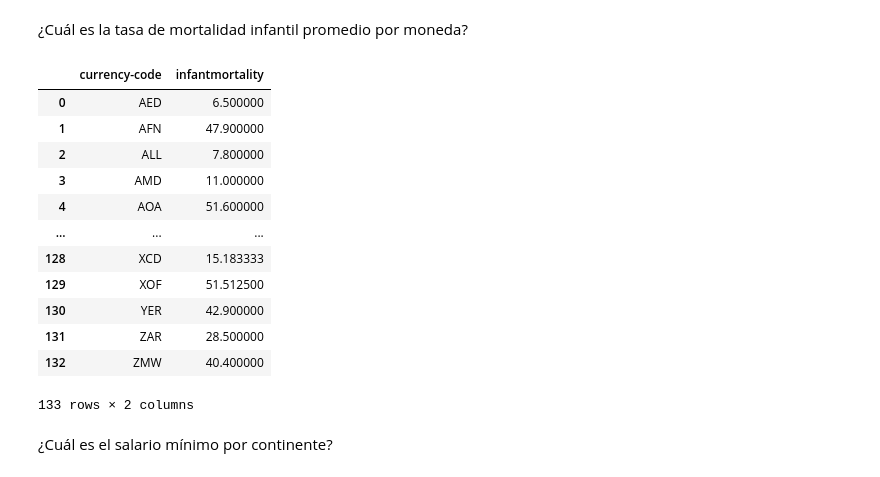
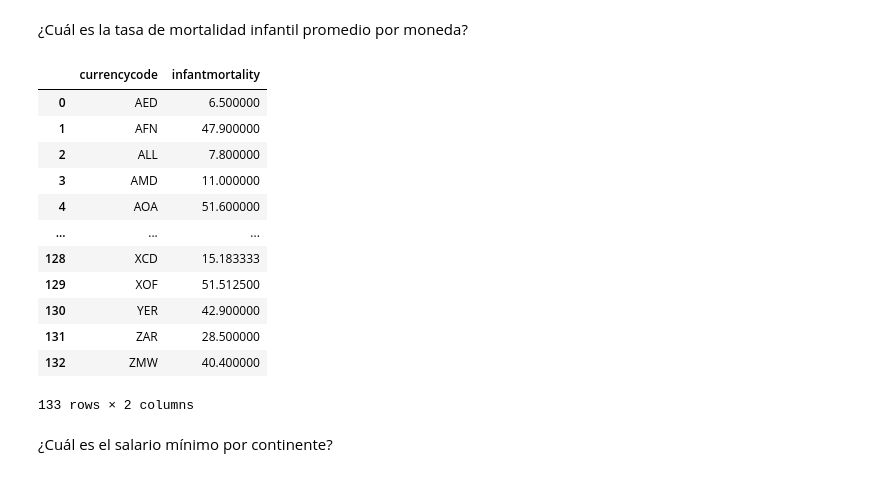
Before and after one commit to FrancaTortaroloo/mod3-pairprogramming, a Jupyter notebook: pair-gorupby-apply.ipynb, the cells around one changed output. Cells and saved outputs as stored; diff of their text form; code cells hidden in the pictures.

```diff
--- a/pair-gorupby-apply.ipynb
+++ b/pair-gorupby-apply.ipynb
@@ -38,0 +40,4 @@ for col in lista_columnas:
+# %%
+#convertir las columnas a tipo numerico, el parámetro errors='coerce' en pd.to_numeric() para manejar cualquier valor que no pueda ser convertido a número.
+
+df_inner[lista_columnas] = df_inner[lista_columnas].apply(pd.to_numeric, errors ='coerce')
@@ -82,9 +83,9 @@ countries_by_continent = {
                           "South America": [ "Argentina", "Bolivia", "Brazil", "Chile", "Colombia", "Ecuador", "Guyana", "Paraguay", "Peru","Suriname", "Uruguay", "Venezuela" ], "Australia/Oceania": [ "Australia", "Fiji", "Kiribati", "Marshall Islands", "Micronesia", "Nauru", "New Zealand", "Palau", "Papua New Guinea", "Samoa", "Solomon Islands", "Tonga", "Tuvalu", "Vanuatu" ],
                           "Antarctica": [] }
 # %%
-def asignar_continente (countries_by_continent):
-    for k, v in countries_by_continent.items():
-        if col in v:
-            return k
+def asignar_continente (country):
+    for continent, countries in countries_by_continent.items():
+        if country in countries :
+            return continent
-# %%
-df_inner['continente'] = df_inner.apply(lambda df_inner: asignar_continente(countries_by_continent, df_inner['country']), axis = 1)
+# %%
+df_inner['continent'] = df_inner['country'].apply(asignar_continente)
@@ -115,9 +134,9 @@ df_inner.groupby(["officiallanguage"])["lifeexpectancy"].mean().reset_index()
 # %% [markdown]
 ¿Cuál es la tasa de mortalidad infantil promedio por moneda?
 # %%
-df_inner.groupby(["currency-code"])["infantmortality"].mean().reset_index()
+df_inner.groupby(["currencycode"])["infantmortality"].mean().reset_index()
 # %% [output]
-|  | currency-code | infantmortality |
+|  | currencycode | infantmortality |
 | 0 | AED | 6.500000 |
 | 1 | AFN | 47.900000 |
 | 2 | ALL | 7.800000 |
```
Also changed, not shown: parts of 20 cells of this notebook.
